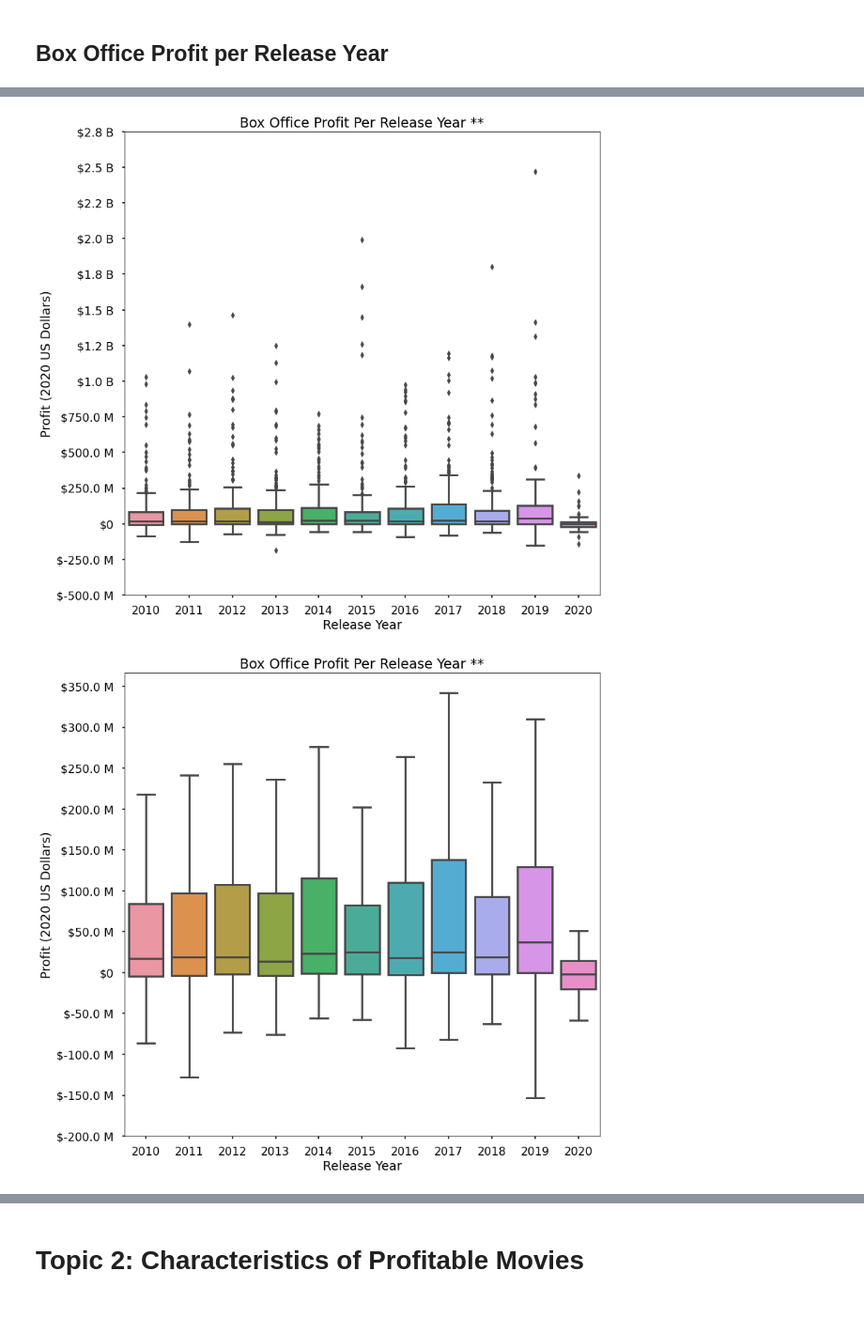
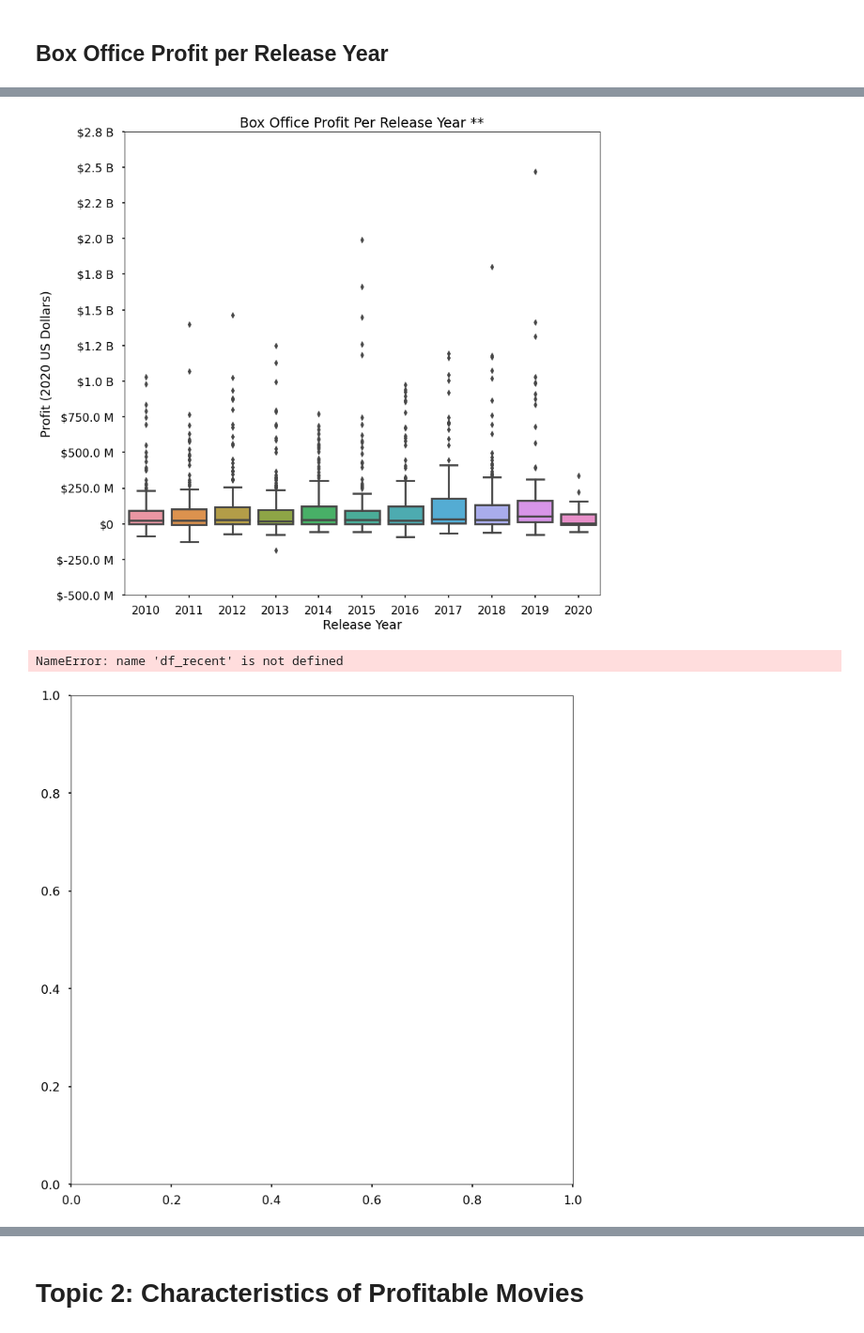
Before and after one commit to thetriggestcove/dsc-phase-1-project, a Jupyter notebook: Analysis.ipynb, the cells around one changed output, grey strips where cells are left out. Shown at 94% size. Saved outputs shown, nothing was run; the diff lists cells and outputs as text; code cells hidden in the pictures.

Commit message:
Finished initial analysis and visualizations. Needs to be prettified.

```diff
--- a/Analysis.ipynb
+++ b/Analysis.ipynb
@@ -214,0 +363,5 @@ Going to limit where budget is > 10000
+# %%
+q10_labels = ['0-10Q','10-20Q','20-30Q', '30-40Q', '40-50Q', '50-60Q', '60-70Q',
+ '70-80Q', '80-90Q', '90-100Q']
+
+df['roi_quantile'] = pd.qcut(df['profitpercent_2020adj'], 10, labels=q10_labels)
@@ -214,0 +383,3 @@ Going to limit where budget is > 10000
+# %%
+fig, ax = plt.subplots(figsize=(10,10))
+sns.histplot(df['profitpercent_2020adj'], bins=20)
@@ -283,7 +422,7 @@ Before the COVID-19 pandemic, box office revenues were healthy, even as original
 with plt.style.context('seaborn-poster'):
     fig, ax = plt.subplots()
 
-    sns.barplot(x=df_recent['release_year'], y=df_recent['profit_2020adj']
+    sns.barplot(x=df['release_year'], y=df['profit_2020adj']
                 , estimator=np.median, ax=ax, ci=68)
 
     ax.set_title('Median Box Office Profit Per Release Year **');
@@ -308,7 +499,7 @@ with plt.style.context('seaborn-poster'):
     fig, ax = plt.subplots(figsize=(12, 12))
 
     # Source: https://seaborn.pydata.org/generated/seaborn.boxplot.html
-    sns.boxplot(x=df_recent['release_year'], y=df_recent['profit_2020adj']
+    sns.boxplot(x=df['release_year'], y=df['profit_2020adj']
                 , ax=ax)
     # Source: https://pbpython.com/effective-matplotlib.html
     #ax.axhline(y=avg, color='b', label='Average', linestyle='--', linewidth=3)
@@ -325,28 +516,29 @@ with plt.style.context('seaborn-poster'):
 
     ax.set_yticks(np.arange(-500000000, 3000000000, 250000000));
 # %% [output]
-[figure, old version]
+[figure, new version]
 # %%
 with plt.style.context('seaborn-poster'):
     fig, ax = plt.subplots(figsize=(12, 12))
 
     avg = df_recent['profit_2020adj'].mean()
 
     # Source: https://seaborn.pydata.org/generated/seaborn.boxplot.html
-    sns.boxplot(x=df_recent['release_year'], y=df_recent['profit_2020adj']
+    sns.boxplot(x=df['release_year'], y=df['profit_2020adj']
                 , ax=ax, showfliers=False)
 
     ax.set_title('Box Office Profit Per Release Year **');
     ax.set_xlabel('Release Year');
     ax.set_ylabel('Profit (2020 US Dollars)');
 
     #Source: https://stackoverflow.com/questions/53747298/how-to-format-seaborn-
     #                matplotlib-axis-tick-labels-from-number-to-thousands-or-mi
     ax.yaxis.set_major_formatter(plt.FuncFormatter(currency))
 
     ax.set_yticks(np.arange(-200000000, 400000000, 50000000))
 # %% [output]
+NameError: name 'df_recent' is not defined
-[figure, old version]
+[figure, new version]
 # %%
 with plt.style.context('seaborn-poster'):
     fig, ax = plt.subplots(figsize=(8, 8))
```
Also changed, not shown: parts of 102 cells of this notebook, 55 other files.
